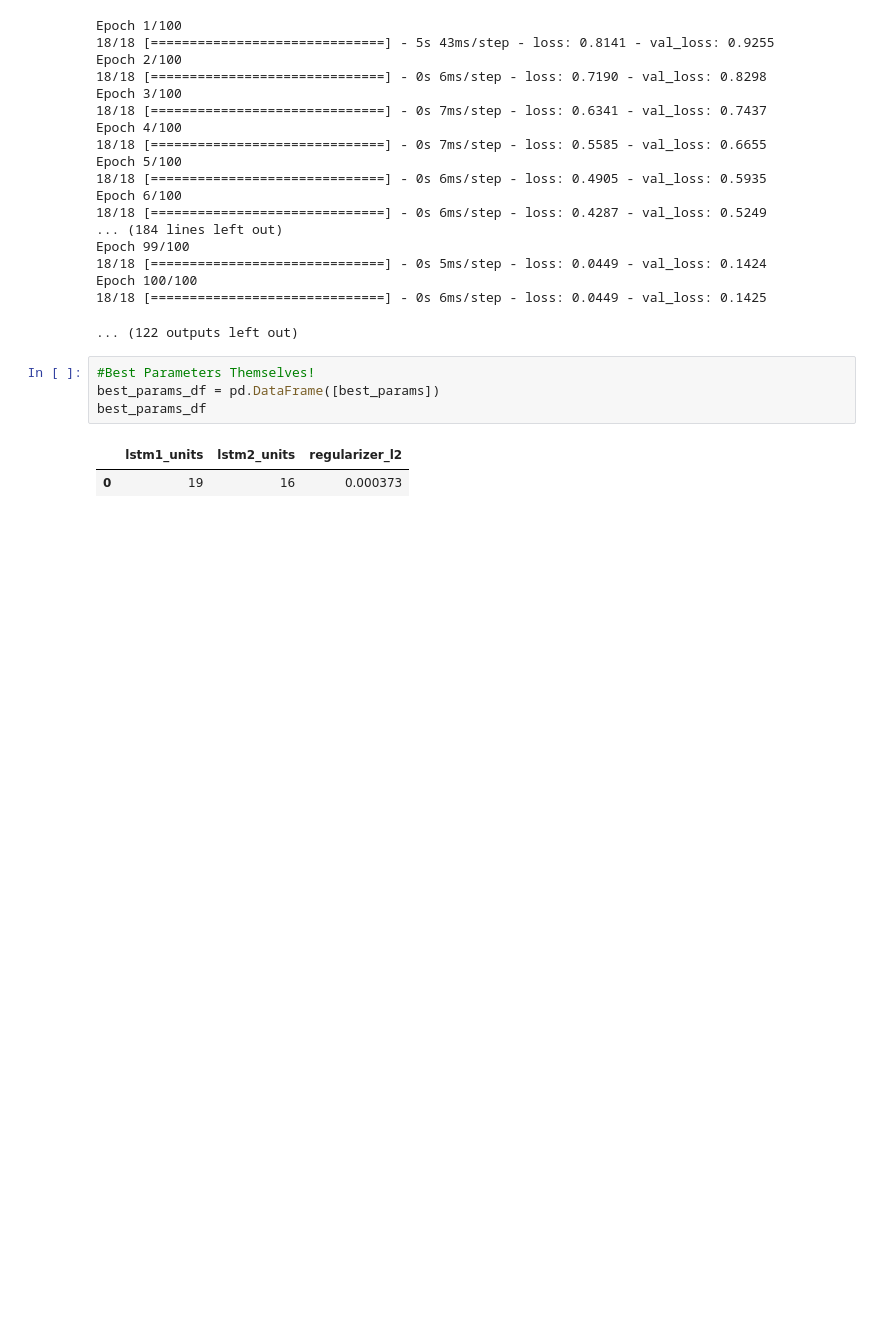
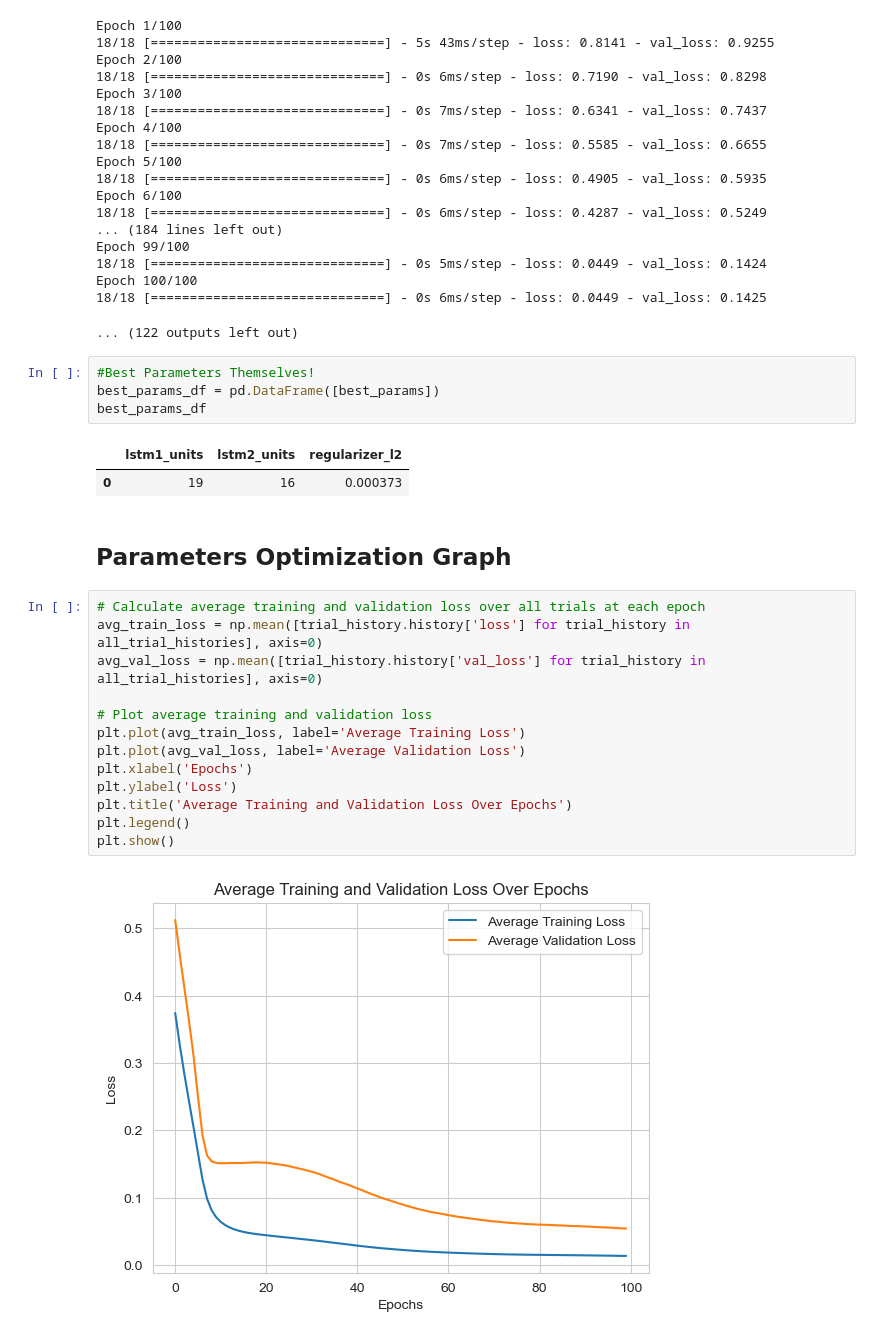
Before and after one commit to AmirejibiIlia/Anomaly-Detection-In-The-Real-Estate-Sector-of-Georgia, a Jupyter notebook: LSTM - Optimization.ipynb, the cells around one changed output. Drawn from its saved outputs; the diff is of its cells as text; blank space fills up the shorter version.

```diff
--- a/LSTM - Optimization.ipynb
+++ b/LSTM - Optimization.ipynb
@@ -251,3 +251,20 @@ best_params_df
 # %% [output]
 |  | lstm1_units | lstm2_units | regularizer_l2 |
 | 0 | 19 | 16 | 0.000373 |
+# %% [markdown]
+## Parameters Optimization Graph
+# %%
+# Calculate average training and validation loss over all trials at each epoch
+avg_train_loss = np.mean([trial_history.history['loss'] for trial_history in all_trial_histories], axis=0)
+avg_val_loss = np.mean([trial_history.history['val_loss'] for trial_history in all_trial_histories], axis=0)
+
+# Plot average training and validation loss
+plt.plot(avg_train_loss, label='Average Training Loss')
+plt.plot(avg_val_loss, label='Average Validation Loss')
+plt.xlabel('Epochs')
+plt.ylabel('Loss')
+plt.title('Average Training and Validation Loss Over Epochs')
+plt.legend()
+plt.show()
+# %% [output]
+[figure, added]
```
